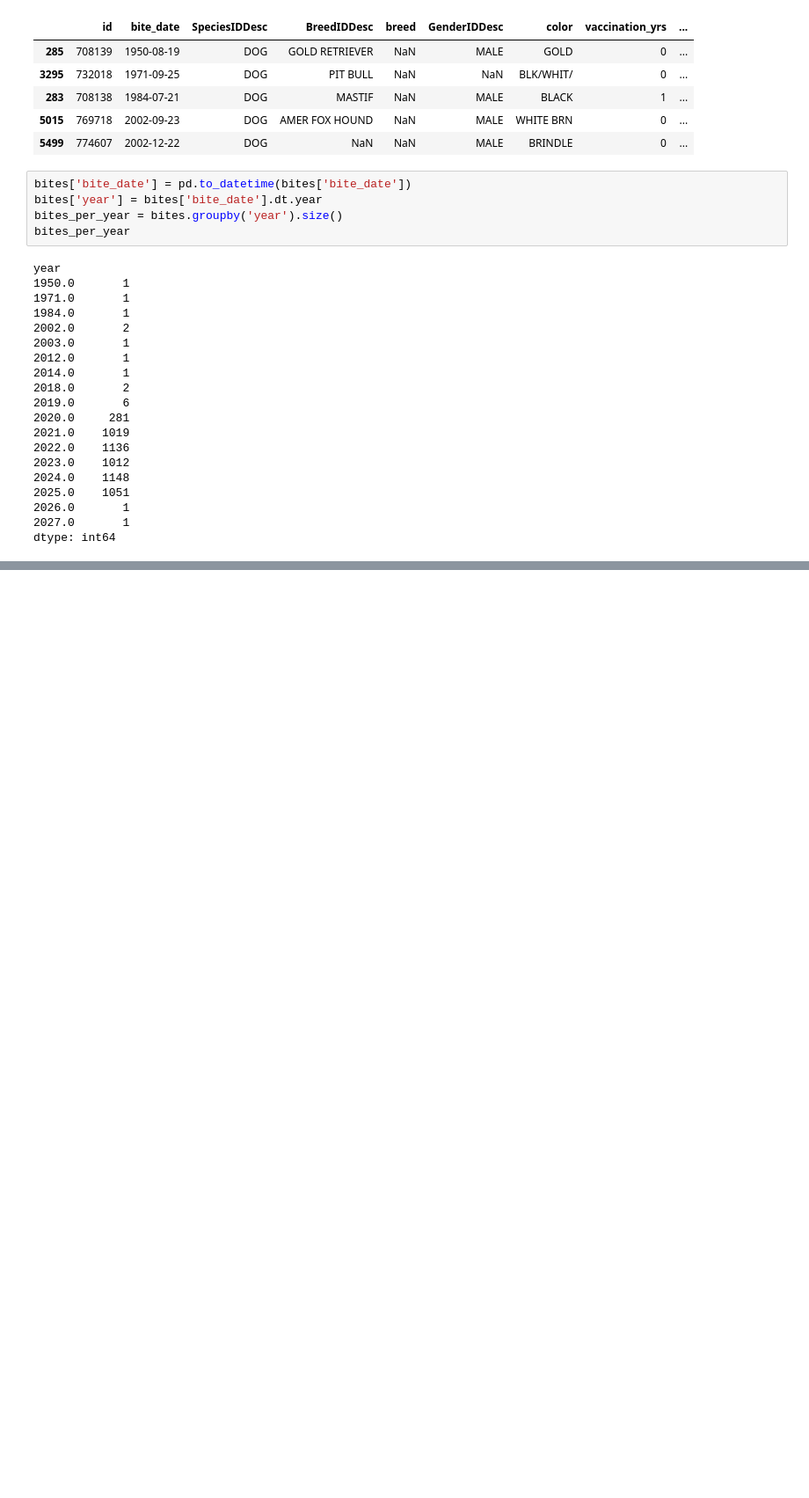
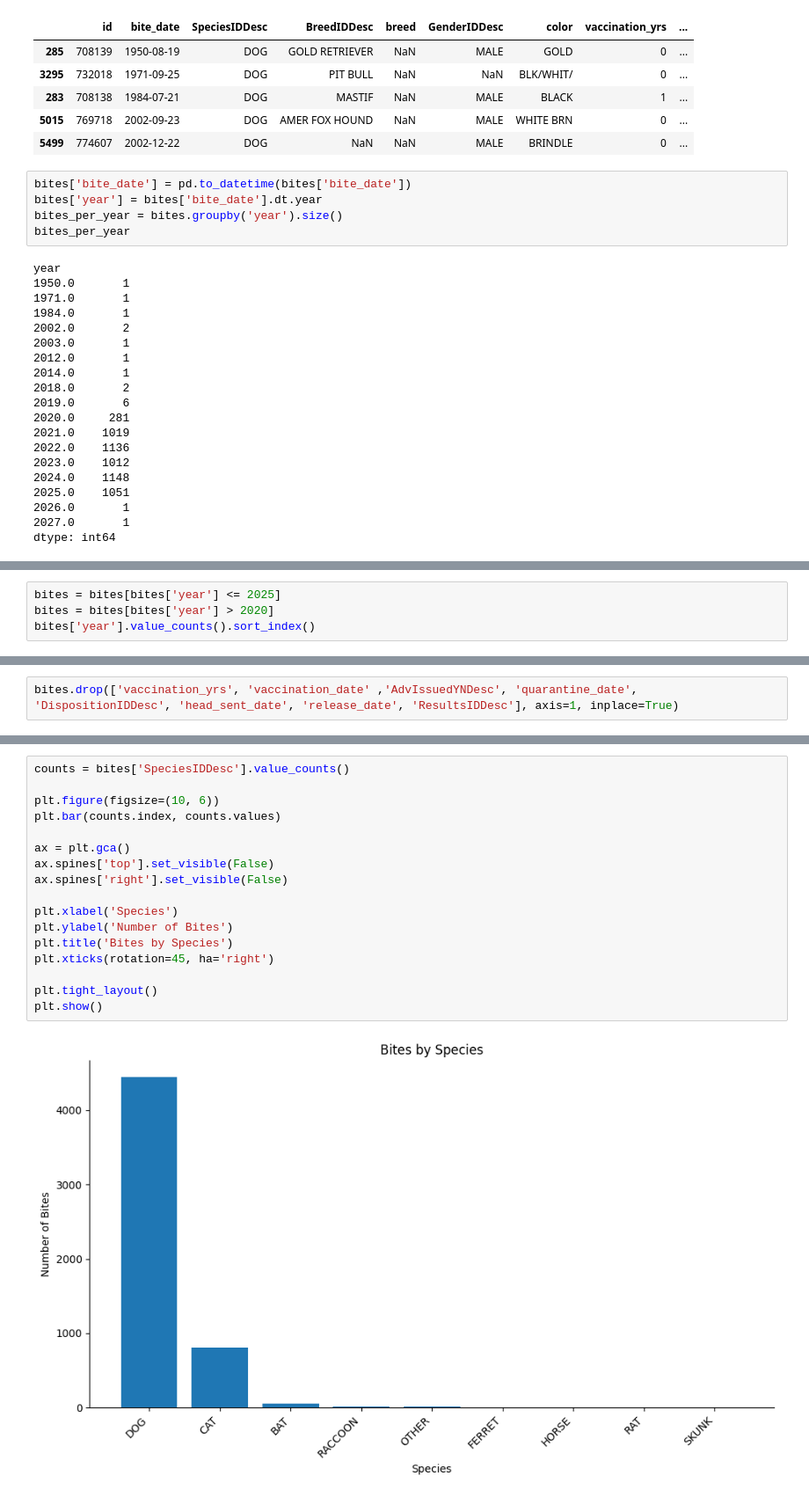
Before and after one commit to Blake-Herbert/animal_bites_data, a Jupyter notebook: bites.ipynb, the cells around one changed output, grey strips where cells are left out. Shown at 88% size. Drawn from its saved outputs; the diff is of its cells as text; blank space fills up the shorter version.

Commit message:
Added visualization

```diff
--- a/bites.ipynb
+++ b/bites.ipynb
@@ -165,0 +112,4 @@ dtype: int64
+# %%
+bites = bites[bites['year'] <= 2025]
+bites = bites[bites['year'] > 2020]
+bites['year'].value_counts().sort_index()
@@ -165,0 +144,2 @@ dtype: int64
+# %%
+bites.drop(['vaccination_yrs', 'vaccination_date' ,'AdvIssuedYNDesc', 'quarantine_date', 'DispositionIDDesc', 'head_sent_date', 'release_date', 'ResultsIDDesc'], axis=1, inplace=True)
@@ -165,0 +163,19 @@ dtype: int64
+# %%
+counts = bites['SpeciesIDDesc'].value_counts()
+
+plt.figure(figsize=(10, 6))
+plt.bar(counts.index, counts.values)
+
+ax = plt.gca()
+ax.spines['top'].set_visible(False)
+ax.spines['right'].set_visible(False)
+
+plt.xlabel('Species')
+plt.ylabel('Number of Bites')
+plt.title('Bites by Species')
+plt.xticks(rotation=45, ha='right')
+
+plt.tight_layout()
+plt.show()
+# %% [output]
+[figure, added]
```
Also changed, not shown: parts of 16 cells of this notebook.
